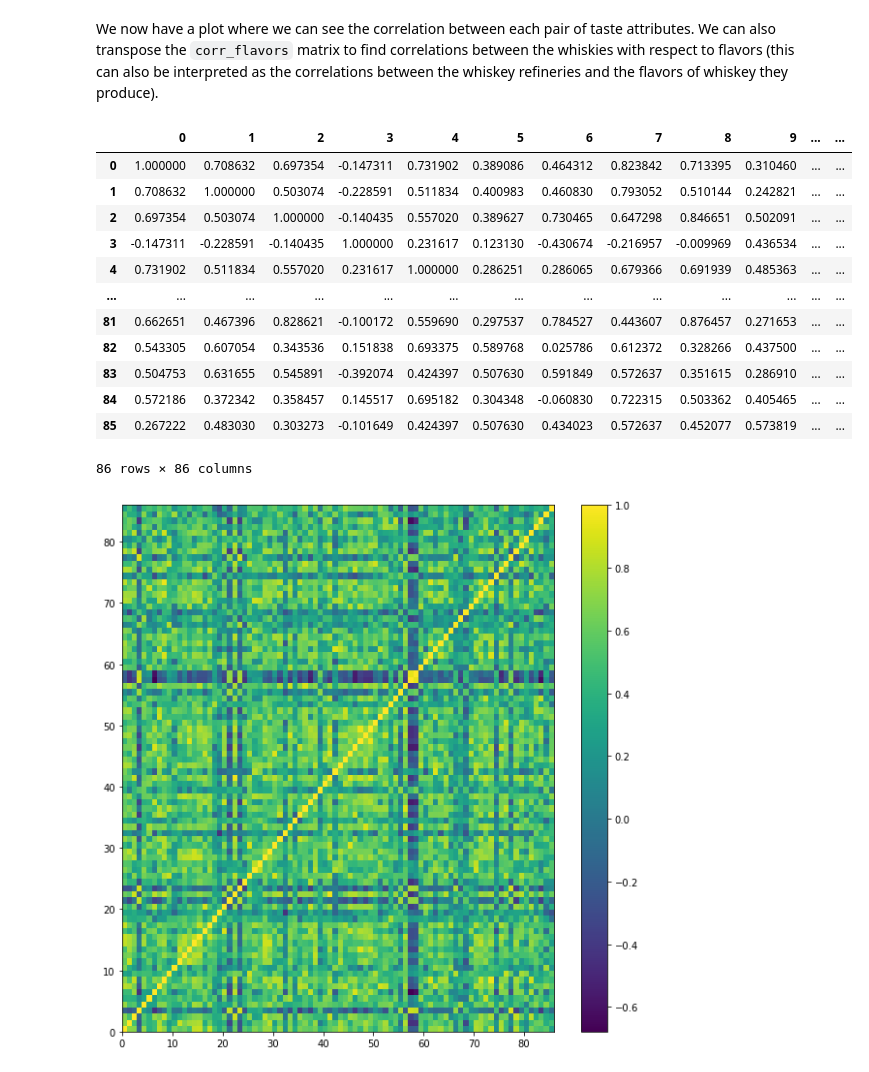
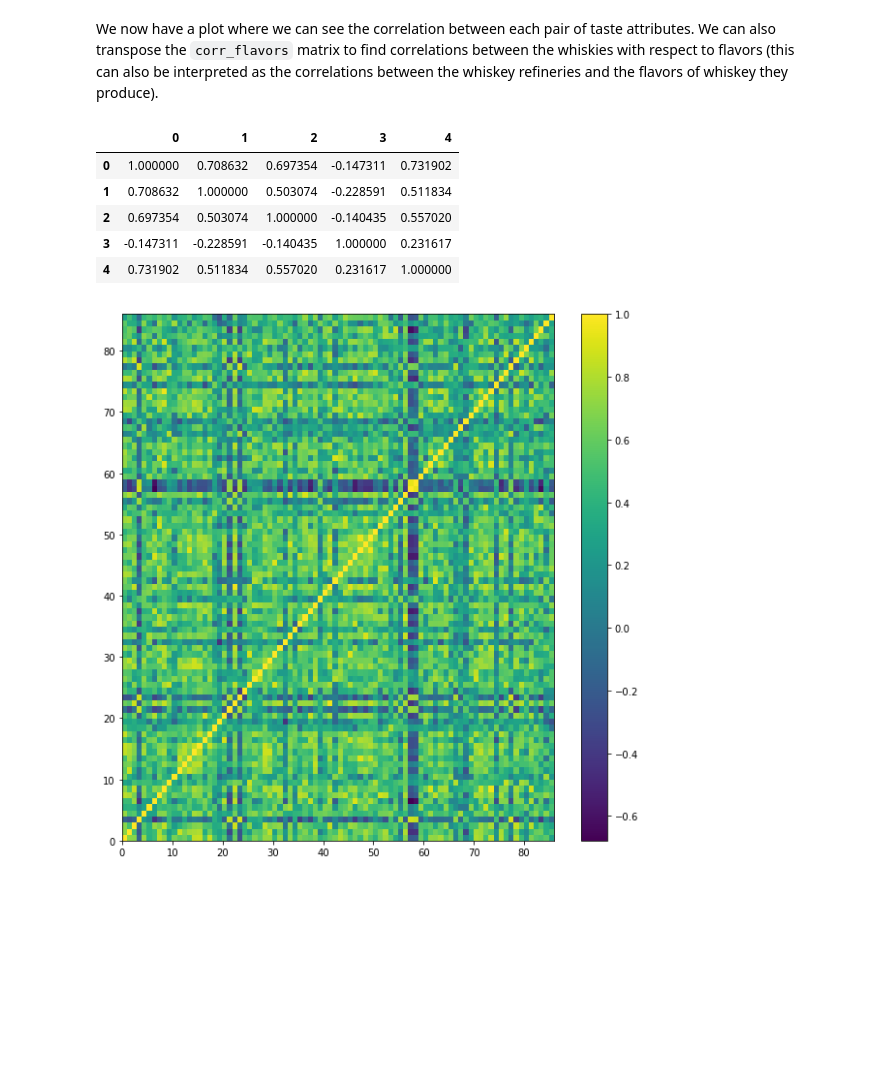
Before and after one commit to akhilkarra/python-lab, a Jupyter notebook: notebooks/PH526x/week4/week4_notes.ipynb, the cells around one changed output. Cells and saved outputs as stored; diff of their text form; code cells hidden in the pictures; blank space fills up the shorter version.

```diff
--- a/notebooks/PH526x/week4/week4_notes.ipynb
+++ b/notebooks/PH526x/week4/week4_notes.ipynb
@@ -164,21 +157,14 @@ plt.show()
 We now have a plot where we can see the correlation between each pair of taste attributes. We can also transpose the ``corr_flavors`` matrix to find correlations between the whiskies with respect to flavors (this can also be interpreted as the correlations between the whiskey refineries and the flavors of whiskey they produce).
 # %%
 corr_whiskies = flavors.T.corr()
-corr_whiskies
+corr_whiskies.iloc[:5, :5]
 # %% [output]
-|  | 0 | 1 | 2 | 3 | 4 | 5 | 6 | 7 | 8 | 9 | ... | ... |
-| 0 | 1.000000 | 0.708632 | 0.697354 | -0.147311 | 0.731902 | 0.389086 | 0.464312 | 0.823842 | 0.713395 | 0.310460 | ... | ... |
-| 1 | 0.708632 | 1.000000 | 0.503074 | -0.228591 | 0.511834 | 0.400983 | 0.460830 | 0.793052 | 0.510144 | 0.242821 | ... | ... |
-| 2 | 0.697354 | 0.503074 | 1.000000 | -0.140435 | 0.557020 | 0.389627 | 0.730465 | 0.647298 | 0.846651 | 0.502091 | ... | ... |
-| 3 | -0.147311 | -0.228591 | -0.140435 | 1.000000 | 0.231617 | 0.123130 | -0.430674 | -0.216957 | -0.009969 | 0.436534 | ... | ... |
-| 4 | 0.731902 | 0.511834 | 0.557020 | 0.231617 | 1.000000 | 0.286251 | 0.286065 | 0.679366 | 0.691939 | 0.485363 | ... | ... |
-| ... | ... | ... | ... | ... | ... | ... | ... | ... | ... | ... | ... | ... |
-| 81 | 0.662651 | 0.467396 | 0.828621 | -0.100172 | 0.559690 | 0.297537 | 0.784527 | 0.443607 | 0.876457 | 0.271653 | ... | ... |
-| 82 | 0.543305 | 0.607054 | 0.343536 | 0.151838 | 0.693375 | 0.589768 | 0.025786 | 0.612372 | 0.328266 | 0.437500 | ... | ... |
-| 83 | 0.504753 | 0.631655 | 0.545891 | -0.392074 | 0.424397 | 0.507630 | 0.591849 | 0.572637 | 0.351615 | 0.286910 | ... | ... |
-| 84 | 0.572186 | 0.372342 | 0.358457 | 0.145517 | 0.695182 | 0.304348 | -0.060830 | 0.722315 | 0.503362 | 0.405465 | ... | ... |
-| 85 | 0.267222 | 0.483030 | 0.303273 | -0.101649 | 0.424397 | 0.507630 | 0.434023 | 0.572637 | 0.452077 | 0.573819 | ... | ... |
+|  | 0 | 1 | 2 | 3 | 4 |
+| 0 | 1.000000 | 0.708632 | 0.697354 | -0.147311 | 0.731902 |
+| 1 | 0.708632 | 1.000000 | 0.503074 | -0.228591 | 0.511834 |
+| 2 | 0.697354 | 0.503074 | 1.000000 | -0.140435 | 0.557020 |
+| 3 | -0.147311 | -0.228591 | -0.140435 | 1.000000 | 0.231617 |
+| 4 | 0.731902 | 0.511834 | 0.557020 | 0.231617 | 1.000000 |
-86 rows × 86 columns
 # %%
 plt.figure(figsize=(10, 10))
 plt.pcolor(corr_whiskies)
```
Also changed, not shown: parts of 13 cells of this notebook.
